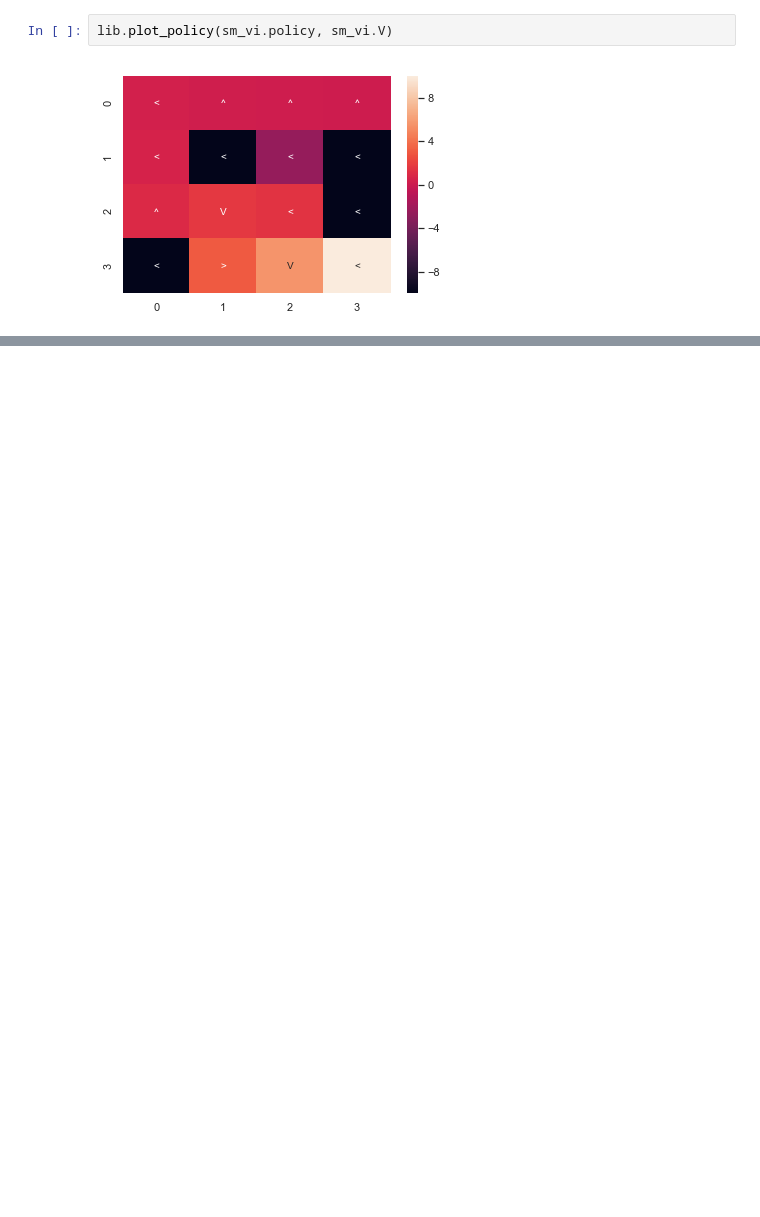
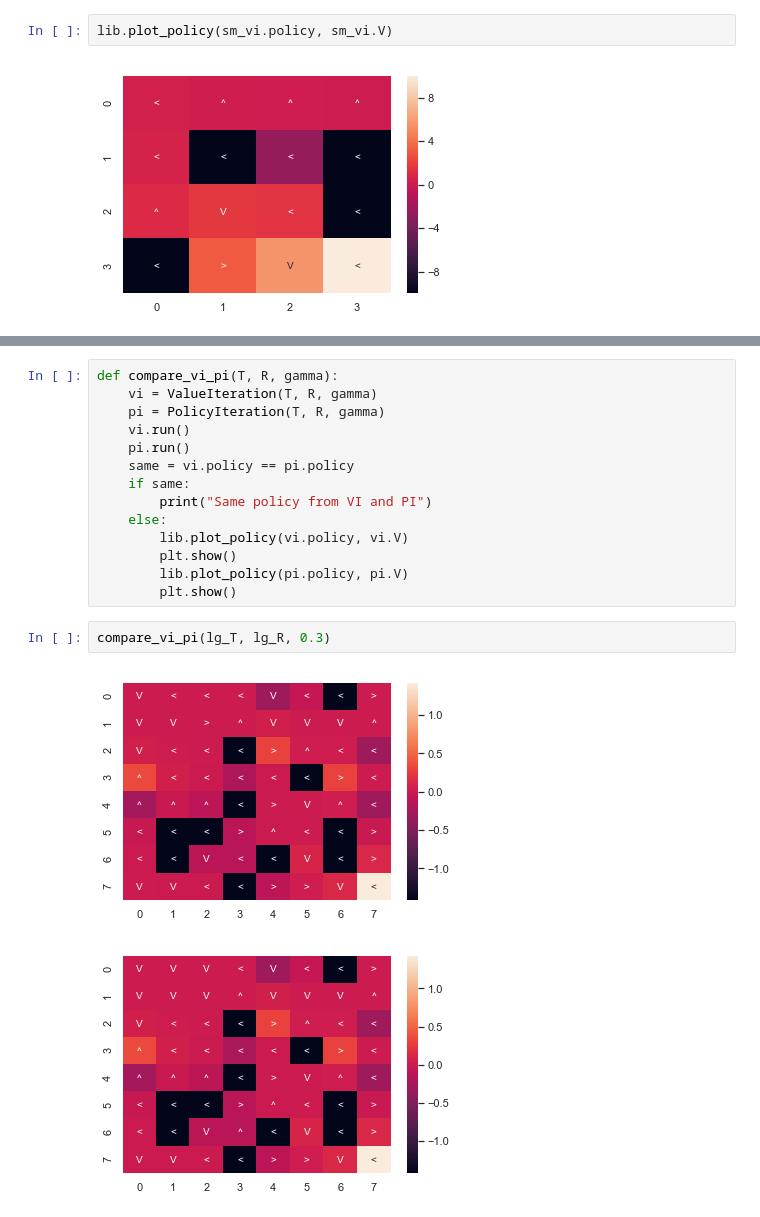
Before and after one commit to habbes/ml-mdp-rl-experiments-omscs, a Jupyter notebook: mdp.ipynb, the cells around one changed output, grey strips where cells are left out. Saved outputs shown, nothing was run; the diff lists cells and outputs as text; blank space fills up the shorter version.

```diff
--- a/mdp.ipynb
+++ b/mdp.ipynb
@@ -79,0 +197,19 @@ sns.heatmap(np.array(sm_vi.V).reshape((4, 4)), annot=pol, fmt='s')
+# %%
+def compare_vi_pi(T, R, gamma):
+    vi = ValueIteration(T, R, gamma)
+    pi = PolicyIteration(T, R, gamma)
+    vi.run()
+    pi.run()
+    same = vi.policy == pi.policy
+    if same:
+        print("Same policy from VI and PI")
+    else:
+        lib.plot_policy(vi.policy, vi.V)
+        plt.show()
+        lib.plot_policy(pi.policy, pi.V)
+        plt.show()
+# %%
+compare_vi_pi(lg_T, lg_R, 0.3)
+# %% [output]
+[figure, added]
+[figure, added]
```
Also changed, not shown: parts of 30 cells of this notebook, 3 other files.
